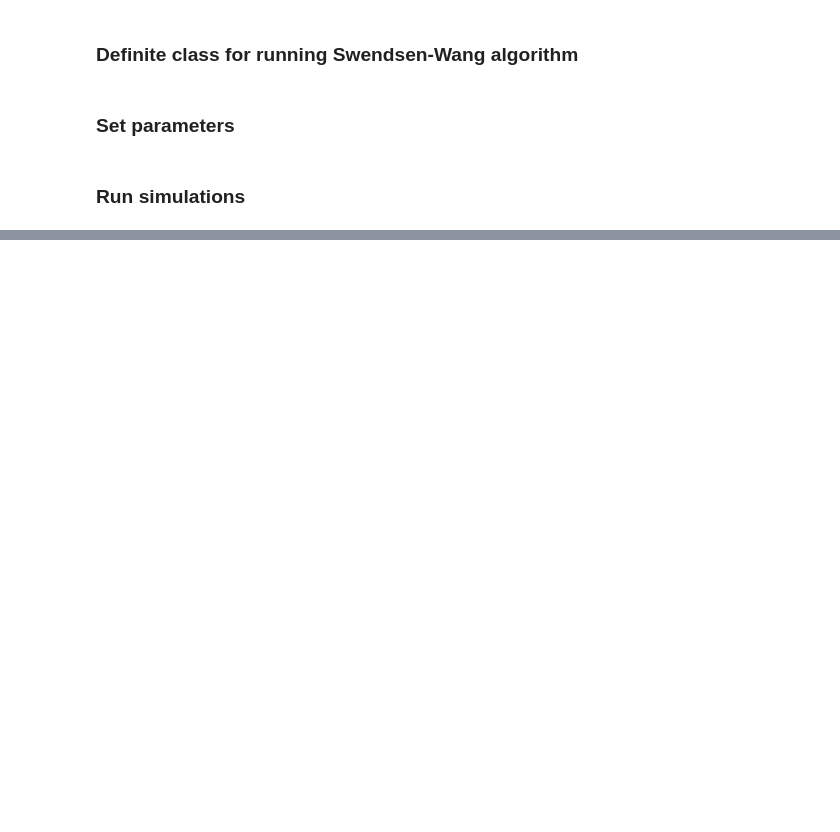
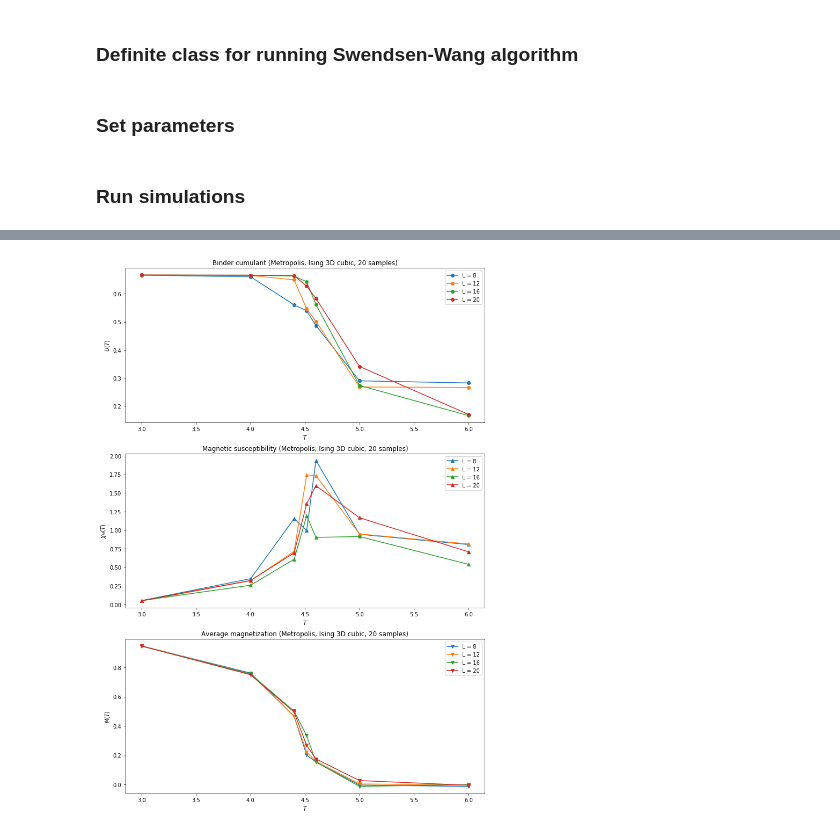
Before and after one commit to BeatHubmann/19F-CSP, a Jupyter notebook: ex04/exercise4.ipynb, the cells around one changed output, grey strips where cells are left out. Drawn from its saved outputs; the diff is of its cells as text; code cells hidden in the pictures; blank space fills up the shorter version.

```diff
--- a/ex04/exercise4.ipynb
+++ b/ex04/exercise4.ipynb
@@ -246,0 +453,80 @@ plt.plot(T_range, m_array, 'v-')
+# %%
+result_mag = np.empty((len(L_range), len(T_range)))
+result_mag_2 = np.zeros_like(result_mag)
+result_mag_4 = np.zeros_like(result_mag)
+result_ene = np.zeros_like(result_mag)
+result_binder = np.zeros_like(result_mag)
+result_chi = np.zeros_like(result_mag)
+
+result_run_auto_corr = np.empty((len(L_range), len(T_range), time_steps))
+result_mag_auto_corr = np.empty((len(L_range), len(T_range), time_steps))
+
+plt.close('all')
+f, axarr = plt.subplots(3, 1, figsize=(12, 18))
+
+for i, L in enumerate(L_range):
+    for j, T in enumerate(T_range):
+
+        mag_avg = np.empty(samples)
+        mag_2_avg = np.empty(samples)
+        mag_4_avg = np.empty(samples)
+        ene_avg = np.empty(samples)
+        binder = np.empty(samples)
+        chi = np.empty(samples)
+
+        run_auto_corr = np.empty((samples, time_steps))
+        mag_auto_corr = np.empty((samples, time_steps))
+
+        start = timeit.default_timer()
+
+        for n in range(samples):
+            simulation = Metropolis(T, L)
+            mag_time, ene_time, auto_corr_time = simulation.run(thermalize*L**3, time_steps, decorr_sweeps*L**3)
+            mag_avg[n] = np.mean(mag_time)
+            mag_2_avg[n] = np.mean(mag_time**2)
+            mag_4_avg[n] = np.mean(mag_time**4)
+            ene_avg[n] = np.mean(ene_time)
+
+            binder[n] = 1 - mag_4_avg[n] / (3 * mag_2_avg[n]**2)
+            chi[n] = L**3 / T * (mag_2_avg[n] - mag_avg[n]**2)
+
+            run_auto_corr[n] = auto_corr_time
+            mag_auto_corr[n] = auto_corr_func(mag_time)
+
+        end = timeit.default_timer()
+
+        print(100 * '-')
+        print('L = {}, T = {:.3f} : {:.3f}s simulation time for {} samples over {} total sweeps ({}*[{}+{}*{}]) on {} sites'.format(L, T, end-start, samples, samples*(thermalize+time_steps*decorr_sweeps), samples, thermalize, time_steps, decorr_sweeps, L**3))
+        print(100 * '=')
+
+        result_mag[i, j] = np.mean(mag_avg)
+        result_mag_2[i, j] = np.mean(mag_2_avg)
+        result_mag_4[i, j] = np.mean(mag_4_avg)
+        result_ene[i, j] = np.mean(ene_avg)
+        result_binder[i, j] = np.mean(binder)
+        result_chi[i, j] = np.mean(chi)
+        result_run_auto_corr[i, j] = np.mean(run_auto_corr, axis=0)
+        result_mag_auto_corr[i, j] = np.mean(mag_auto_corr, axis=0)
+
+    axarr[0].plot(T_range, result_binder[i], 'o-', label='L = {}'.format(L))
+    axarr[1].plot(T_range, result_chi[i], '^-', label='L = {}'.format(L))
+    axarr[2].plot(T_range, result_mag[i], 'v-', label='L = {}'.format(L))
+
+axarr[0].set_title('Binder cumulant (Metropolis, Ising 3D cubic, {} samples)'.format(samples))
+axarr[1].set_title('Magnetic susceptibility (Metropolis, Ising 3D cubic, {} samples)'.format(samples))
+axarr[2].set_title('Average magnetization (Metropolis, Ising 3D cubic, {} samples)'.format(samples))
+
+axarr[0].set_xlabel('$T$')
+axarr[0].set_ylabel('$U(T)$')
+axarr[0].legend()
+
+axarr[1].set_xlabel('$T$')
+axarr[1].set_ylabel('$\chi_M(T)$')
+axarr[1].legend()
+
+axarr[2].set_xlabel('$T$')
+axarr[2].set_ylabel('$M(T)$')
+axarr[2].legend()
+
+f.savefig('Metropolis.pdf', dpi=300)
+# %% [output]
@@ -246,0 +550 @@ plt.plot(T_range, m_array, 'v-')
+[figure, added]
```
Also changed, not shown: parts of 24 cells of this notebook, 9 other files.
